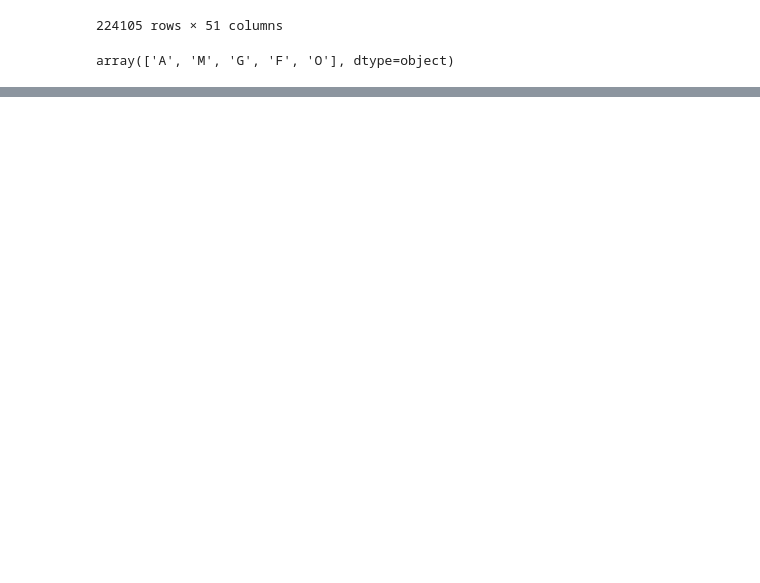
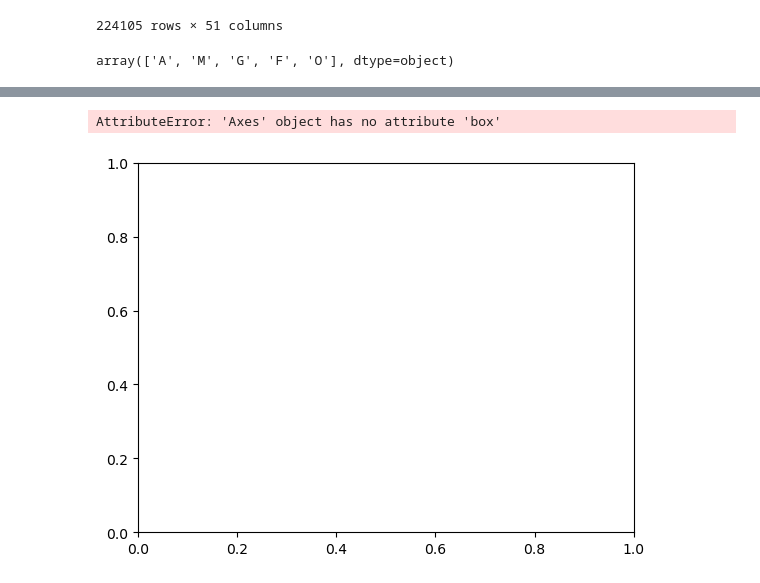
Before and after one commit to Miasekk/tennis_atp, a Jupyter notebook: data_preparation.ipynb, the cells around one changed output, grey strips where cells are left out. Drawn from its saved outputs; the diff is of its cells as text; code cells hidden in the pictures; blank space fills up the shorter version.

```diff
--- a/data_preparation.ipynb
+++ b/data_preparation.ipynb
@@ -119,0 +196,7 @@ array(['32', '16', '64', '128', '96', '8', '4', '6', nan, '10', '5', '9',
+# %%
+fig,ax = plt.subplots()
+ax.plot([1,2,3,4],[1,2,3,4])
+plt.show()
+# %% [output]
+AttributeError: 'Axes' object has no attribute 'box'
+[figure, added]
```
Also changed, not shown: parts of 7 cells of this notebook.
